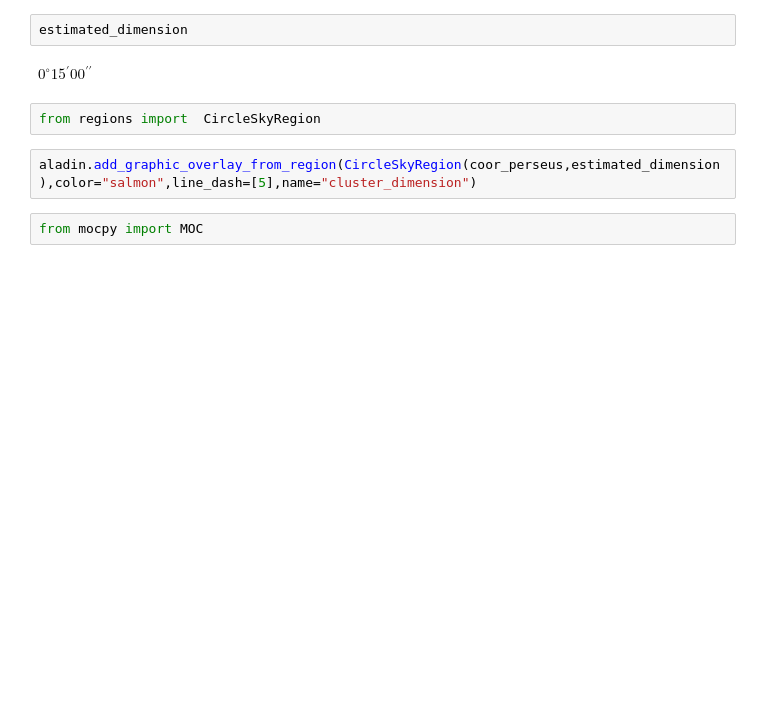
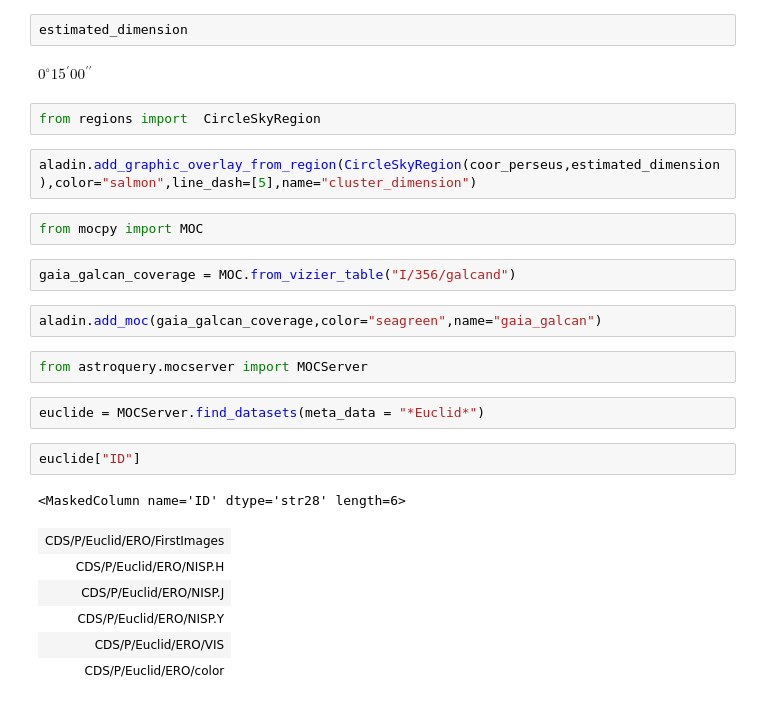
Before and after one commit to sylvielsstfr/CDSTools, a Jupyter notebook: notebooks/Learn_IPYAaladin.ipynb, the cells around one changed output. Saved outputs shown, nothing was run; the diff lists cells and outputs as text; blank space fills up the shorter version.

```diff
--- a/notebooks/Learn_IPYAaladin.ipynb
+++ b/notebooks/Learn_IPYAaladin.ipynb
@@ -42,3 +50,21 @@ from regions import  CircleSkyRegion
 aladin.add_graphic_overlay_from_region(CircleSkyRegion(coor_perseus,estimated_dimension),color="salmon",line_dash=[5],name="cluster_dimension")
 # %%
 from mocpy import MOC
+# %%
+gaia_galcan_coverage = MOC.from_vizier_table("I/356/galcand")
+# %%
+aladin.add_moc(gaia_galcan_coverage,color="seagreen",name="gaia_galcan")
+# %%
+from astroquery.mocserver import MOCServer
+# %%
+euclide = MOCServer.find_datasets(meta_data = "*Euclid*")
+# %%
+euclide["ID"]
+# %% [output]
+<MaskedColumn name='ID' dtype='str28' length=6>
+| CDS/P/Euclid/ERO/FirstImages |
+| CDS/P/Euclid/ERO/NISP.H |
+| CDS/P/Euclid/ERO/NISP.J |
+| CDS/P/Euclid/ERO/NISP.Y |
+| CDS/P/Euclid/ERO/VIS |
+| CDS/P/Euclid/ERO/color |
```
Also changed, not shown: parts of 15 cells of this notebook.
